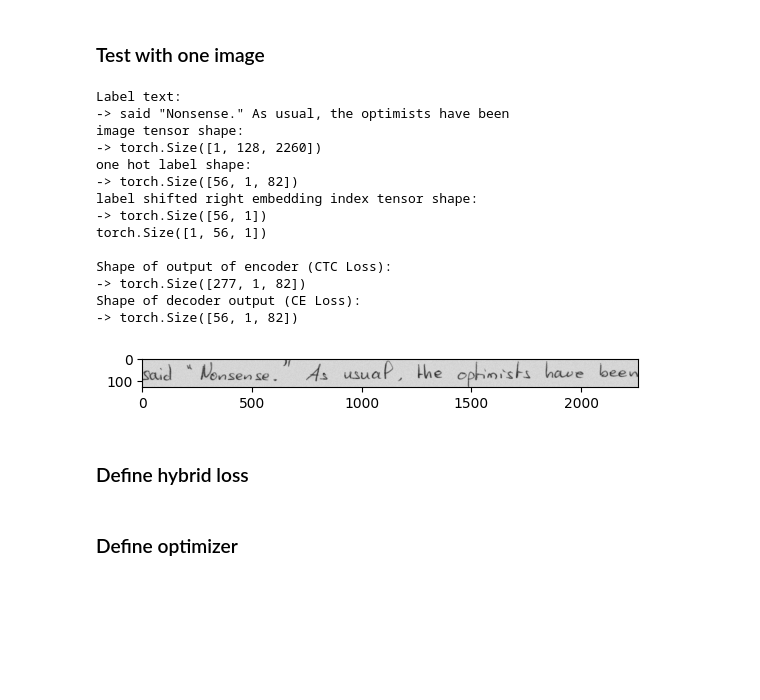
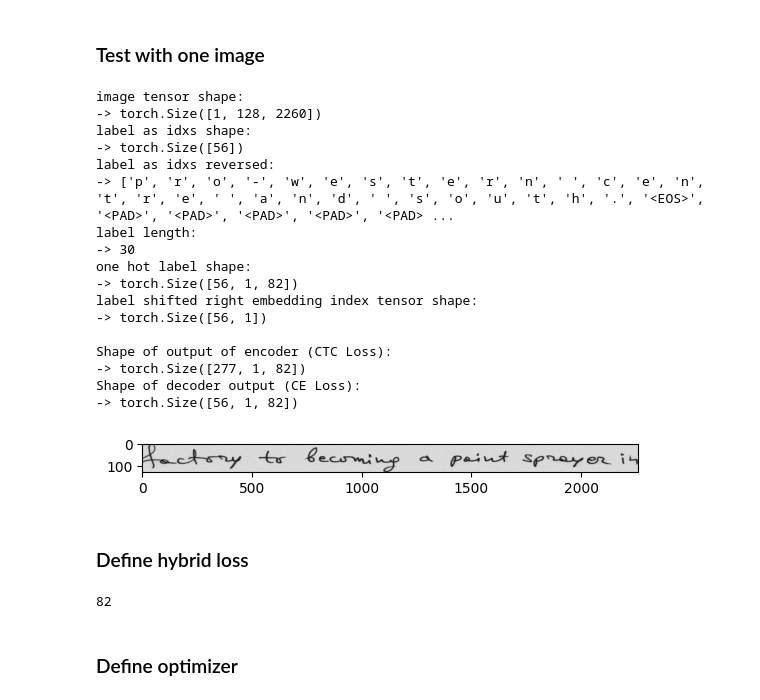
Before and after one commit to Jiayun-Zhang/HWR, a Jupyter notebook: IAM_pipelines/lightweight_transformer_pipeline.ipynb, the cells around one changed output. Saved outputs shown, nothing was run; the diff lists cells and outputs as text; code cells hidden in the pictures; blank space fills up the shorter version.

Commit message:
data retrieved indexed wrong

```diff
--- a/IAM_pipelines/lightweight_transformer_pipeline.ipynb
+++ b/IAM_pipelines/lightweight_transformer_pipeline.ipynb
@@ -288,6 +288,9 @@ class HandWritingDataset(Dataset):
         self.labels_as_idxs = [torch.cat([label, torch.tensor([[self.char_to_idx_mapping['<EOS>']]])]) for label in self.labels_as_idxs]
         # input into decoder shifted right (while training) and <BOS> token inserted at start
         self.decoder_input_as_idxs = [torch.cat([torch.tensor([[self.char_to_idx_mapping['<BOS>']]]), label]) for label in self.labels_as_idxs]
+
+        # target lengths for CTC loss
+        self.labels_lengths = [len(label) for label in self.labels_as_idxs]
 
         # pad labels embedding indices to largest label length with <PAD> token
         self.labels_as_idxs = [F.pad(label, (0, 0, 0, self.label_size - label.shape[0]), mode = 'constant', value = self.char_to_idx_mapping['<PAD>']) \
@@ -331,7 +334,6 @@ class HandWritingDataset(Dataset):
 
     # transforms done in __getitem__ so that images can be stored as Byte tensors (-> less memory and kernel does not crash)
     def __getitem__(self, index):
-        # image
         # image = self.images[index].float()
         image = read_image(os.path.join(self.data_path, "img", self.data['img_names'][index])).float()
         # transform image (resize/pas + normalize)
@@ -341,12 +343,15 @@ class HandWritingDataset(Dataset):
         image += ((0.1**0.5) * torch.randn(image.shape)) * 0.75
 
         # label
-        label = self.labels_as_onehot[index]
+        encoder_label = self.labels_as_idxs[index].squeeze()
+        decoder_label = self.labels_as_onehot[index]
+            # used for CTC Loss
+        label_length = self.labels_lengths[index]
         # label shifted right
         decoder_in = self.decoder_input_as_idxs[index]
 
         # image = tensor, label = one hot encoded target characters, decoder_in = label shifted right as indices for embedding table
-        return image, label, decoder_in
+        return image, encoder_label, label_length, decoder_label, decoder_in
 
     def __len__(self):
         # return length of column
@@ -779,41 +784,47 @@ hwr_transformer = HWRTransformer(INPUT_HEIGHT, input_width, len(char_to_idx_mapp
 ### Test with one image
 # %%
 # test image as tensor, test label as one hot encoded target characters, labels shifted right as indices for embedding table
-test_image, test_label_one_hot, labels_shifted_right_idxs = train_set[2]
-print("Label text:\n->", train_set.data['labels'][2])
-print("image tensor shape:\n->", test_image.shape)
+image, label_as_idxs, label_length, test_label_one_hot, label_as_idxs_shifted_right = train_set[2]
+print("image tensor shape:\n->", image.shape)
+print("label as idxs shape:\n->", label_as_idxs.shape)
+print("label as idxs reversed:\n->", [train_set.idx_to_char_mapping[char.item()] for char in label_as_idxs])
+print("label length:\n->", label_length)
 print("one hot label shape:\n->", test_label_one_hot.shape)
 # torch.set_printoptions(threshold=10000)
 # print(test_label_one_hot)
-print("label shifted right embedding index tensor shape:\n->", labels_shifted_right_idxs.shape)
+print("label shifted right embedding index tensor shape:\n->", label_as_idxs_shifted_right.shape)
 
 # create "batch" with single image
-test_image_batch = test_image.unsqueeze(0)
-labels_shifted_right_idxs_batch = labels_shifted_right_idxs.unsqueeze(0)
+test_image_batch = image.unsqueeze(0)
+labels_shifted_right_idxs_batch = label_as_idxs_shifted_right.unsqueeze(0)
 
-plt.imshow(test_image_batch[0, 0, :, :], cmap = "gray")
+# plt.imshow(test_image_batch[0, 0, :, :], cmap = "gray")
+plt.imshow(image[0, :, :], cmap = "gray")
 
 # test label = <BOS> *sentence in tokens* <EOS> <PAD> <PAD> ...
 out1, out2 = hwr_transformer(test_image_batch, labels_shifted_right_idxs_batch)
 # out1 = hwr_transformer(test_image_batch, label_shifted_right_idxs)
 print("\nShape of output of encoder (CTC Loss):\n->", out1.shape)
 print("Shape of decoder output (CE Loss):\n->", out2.shape)
 # %% [output]
-Label text:
--> said "Nonsense." As usual, the optimists have been
 image tensor shape:
 -> torch.Size([1, 128, 2260])
+label as idxs shape:
+-> torch.Size([56])
+label as idxs reversed:
+-> ['p', 'r', 'o', '-', 'w', 'e', 's', 't', 'e', 'r', 'n', ' ', 'c', 'e', 'n', 't', 'r', 'e', ' ', 'a', 'n', 'd', ' ', 's', 'o', 'u', 't', 'h', '.', '<EOS>', '<PAD>', '<PAD>', '<PAD>', '<PAD>', '<PAD> ...
+label length:
+-> 30
 one hot label shape:
 -> torch.Size([56, 1, 82])
 label shifted right embedding index tensor shape:
 -> torch.Size([56, 1])
-torch.Size([1, 56, 1])
 
 Shape of output of encoder (CTC Loss):
 -> torch.Size([277, 1, 82])
 Shape of decoder output (CE Loss):
 -> torch.Size([56, 1, 82])
-[figure, old version]
+[figure, new version]
 # %% [markdown]
 ### Define hybrid loss
 # %%
@@ -841,7 +856,11 @@ class HybridLoss(nn.Module):
 # %%
 # in the paper they only used balance to test efficiousness of the hybrid loss,
 #   and train with a balance of 0.5
-hybrid_loss_func = HybridLoss(0.5)
+nr_of_classes = len(char_to_idx_mapping)
+print(nr_of_classes)
+hybrid_loss_func = HybridLoss(0.5, nr_of_classes)
+# %% [output]
+82
 # %% [markdown]
 ### Define optimizer
 # %%
```
Also changed, not shown: parts of 4 cells of this notebook.
